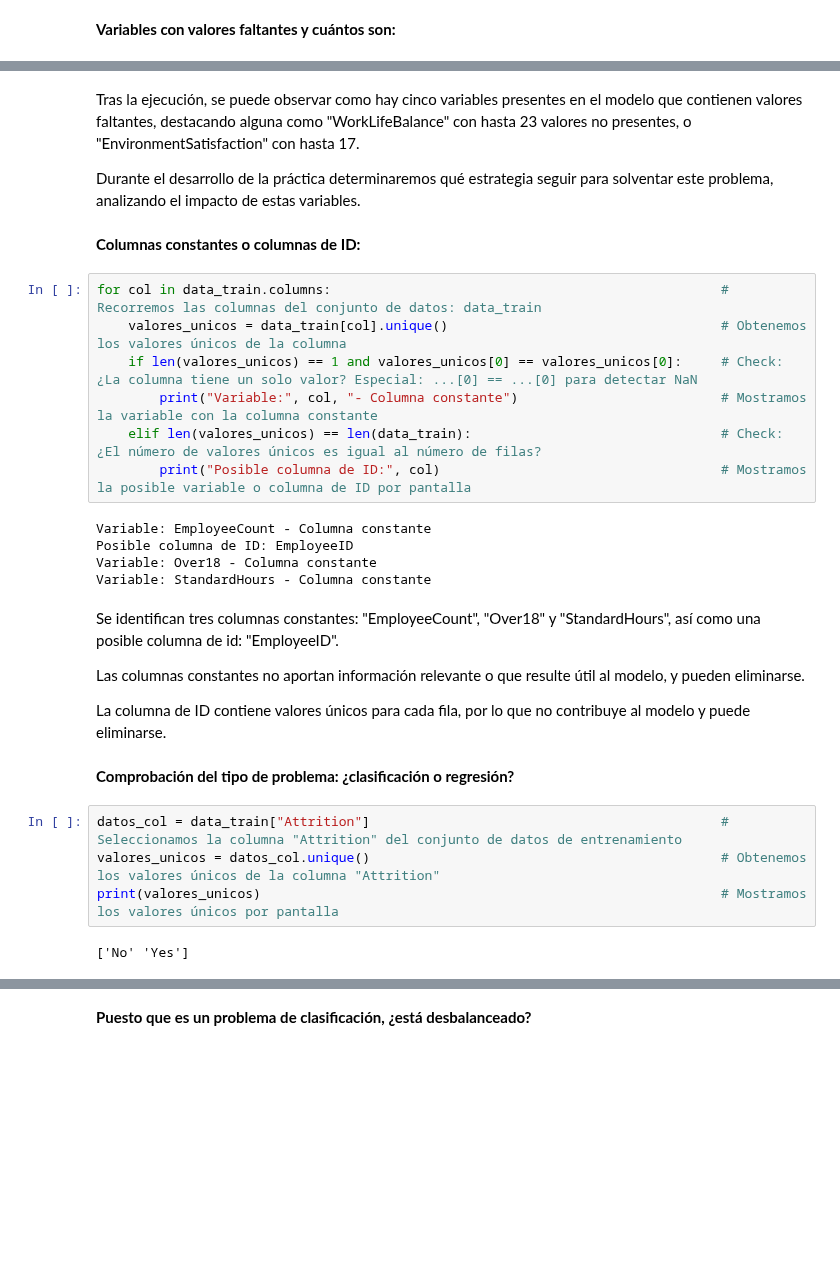
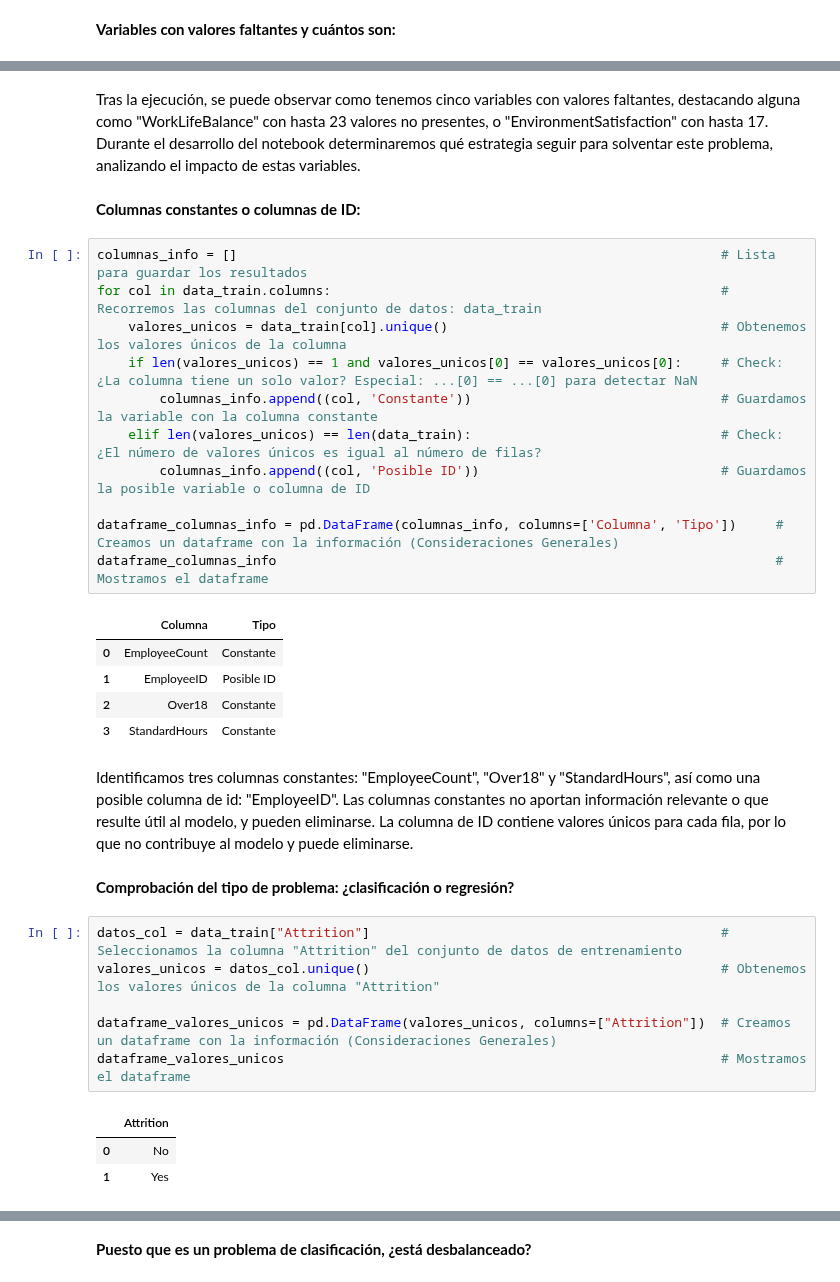
Before and after one commit to kevinMGII/Grupo7-Practica1, a Jupyter notebook: Grupo7_Practica1.ipynb, the cells around one changed output, grey strips where cells are left out. Drawn from its saved outputs; the diff is of its cells as text; blank space fills up the shorter version.

```diff
--- a/Grupo7_Practica1.ipynb
+++ b/Grupo7_Practica1.ipynb
@@ -146,33 +165,36 @@ Variable: TotalWorkingYears - Valores faltantes: 7
 # %% [markdown]
-Tras la ejecución, se puede observar como hay cinco variables presentes en el modelo que contienen valores faltantes, destacando alguna como "WorkLifeBalance" con hasta 23 valores no presentes, o "EnvironmentSatisfaction" con hasta 17.
-
-Durante el desarrollo de la práctica determinaremos qué estrategia seguir para solventar este problema, analizando el impacto de estas variables.
+Tras la ejecución, se puede observar como tenemos cinco variables con valores faltantes, destacando alguna como "WorkLifeBalance" con hasta 23 valores no presentes, o "EnvironmentSatisfaction" con hasta 17. Durante el desarrollo del notebook determinaremos qué estrategia seguir para solventar este problema, analizando el impacto de estas variables.
 # %% [markdown]
 **Columnas constantes o columnas de ID:**
 # %%
+columnas_info = []                                                              # Lista para guardar los resultados
 for col in data_train.columns:                                                  # Recorremos las columnas del conjunto de datos: data_train
     valores_unicos = data_train[col].unique()                                   # Obtenemos los valores únicos de la columna
     if len(valores_unicos) == 1 and valores_unicos[0] == valores_unicos[0]:     # Check: ¿La columna tiene un solo valor? Especial: ...[0] == ...[0] para detectar NaN
-        print("Variable:", col, "- Columna constante")                          # Mostramos la variable con la columna constante
+        columnas_info.append((col, 'Constante'))                                # Guardamos la variable con la columna constante
     elif len(valores_unicos) == len(data_train):                                # Check: ¿El número de valores únicos es igual al número de filas?
-        print("Posible columna de ID:", col)                                    # Mostramos la posible variable o columna de ID por pantalla
+        columnas_info.append((col, 'Posible ID'))                               # Guardamos la posible variable o columna de ID
+
+dataframe_columnas_info = pd.DataFrame(columnas_info, columns=['Columna', 'Tipo'])     # Creamos un dataframe con la información (Consideraciones Generales)
+dataframe_columnas_info                                                                # Mostramos el dataframe
 # %% [output]
-Variable: EmployeeCount - Columna constante
-Posible columna de ID: EmployeeID
-Variable: Over18 - Columna constante
-Variable: StandardHours - Columna constante
+|  | Columna | Tipo |
+| 0 | EmployeeCount | Constante |
+| 1 | EmployeeID | Posible ID |
+| 2 | Over18 | Constante |
+| 3 | StandardHours | Constante |
 # %% [markdown]
-Se identifican tres columnas constantes: "EmployeeCount", "Over18" y "StandardHours", así como una posible columna de id: "EmployeeID".
-
-Las columnas constantes no aportan información relevante o que resulte útil al modelo, y pueden eliminarse.
-
-La columna de ID contiene valores únicos para cada fila, por lo que no contribuye al modelo y puede eliminarse.
+Identificamos tres columnas constantes: "EmployeeCount", "Over18" y "StandardHours", así como una posible columna de id: "EmployeeID". Las columnas constantes no aportan información relevante o que resulte útil al modelo, y pueden eliminarse. La columna de ID contiene valores únicos para cada fila, por lo que no contribuye al modelo y puede eliminarse.
 # %% [markdown]
 **Comprobación del tipo de problema: ¿clasificación o regresión?**
 # %%
 datos_col = data_train["Attrition"]                                             # Seleccionamos la columna "Attrition" del conjunto de datos de entrenamiento
 valores_unicos = datos_col.unique()                                             # Obtenemos los valores únicos de la columna "Attrition"
-print(valores_unicos)                                                           # Mostramos los valores únicos por pantalla
+
+dataframe_valores_unicos = pd.DataFrame(valores_unicos, columns=["Attrition"])  # Creamos un dataframe con la información (Consideraciones Generales)
+dataframe_valores_unicos                                                        # Mostramos el dataframe
 # %% [output]
-['No' 'Yes']
+|  | Attrition |
+| 0 | No |
+| 1 | Yes |
 # %% [markdown]
```
Also changed, not shown: parts of 28 cells of this notebook.
